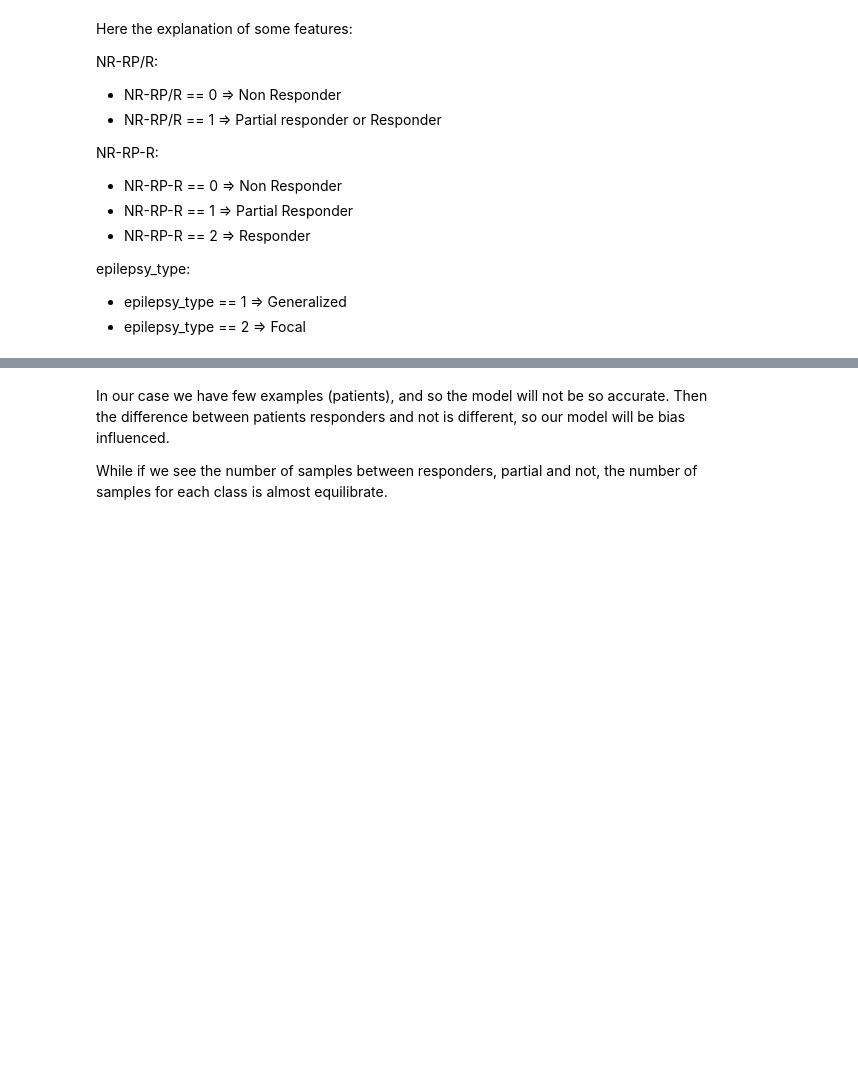
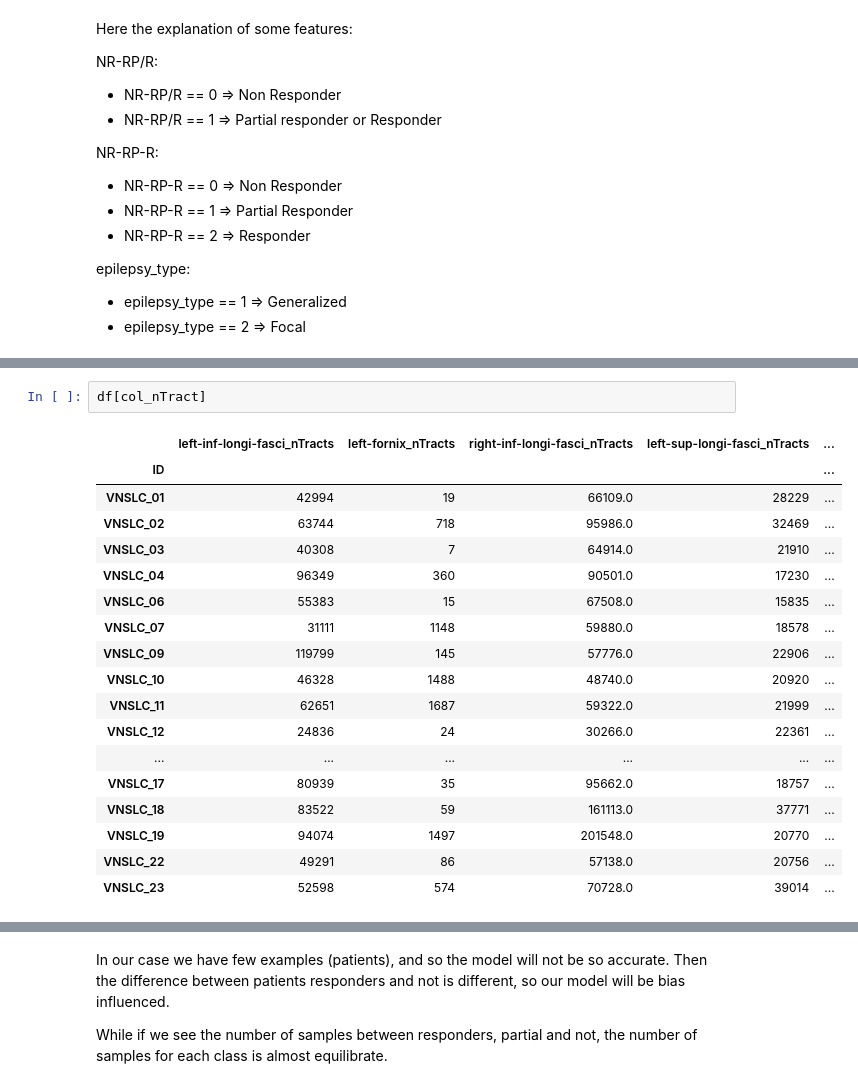
Before and after one commit to PiLAB-Medical-Imaging/TFE23-740_Epilepsy, a Jupyter notebook: src/analysis.ipynb, the cells around one changed output, grey strips where cells are left out. Cells and saved outputs as stored; diff of their text form; blank space fills up the shorter version.

```diff
--- a/src/analysis.ipynb
+++ b/src/analysis.ipynb
@@ -137,3 +129,24 @@ print(X_train.shape)
+# %%
+df[col_nTract]
+# %% [output]
+|  | left-inf-longi-fasci_nTracts | left-fornix_nTracts | right-inf-longi-fasci_nTracts | left-sup-longi-fasci_nTracts | ... |
+| ID |  |  |  |  | ... |
+| VNSLC_01 | 42994 | 19 | 66109.0 | 28229 | ... |
+| VNSLC_02 | 63744 | 718 | 95986.0 | 32469 | ... |
+| VNSLC_03 | 40308 | 7 | 64914.0 | 21910 | ... |
+| VNSLC_04 | 96349 | 360 | 90501.0 | 17230 | ... |
+| VNSLC_06 | 55383 | 15 | 67508.0 | 15835 | ... |
+| VNSLC_07 | 31111 | 1148 | 59880.0 | 18578 | ... |
+| VNSLC_09 | 119799 | 145 | 57776.0 | 22906 | ... |
+| VNSLC_10 | 46328 | 1488 | 48740.0 | 20920 | ... |
+| VNSLC_11 | 62651 | 1687 | 59322.0 | 21999 | ... |
+| VNSLC_12 | 24836 | 24 | 30266.0 | 22361 | ... |
+| ... | ... | ... | ... | ... | ... |
+| VNSLC_17 | 80939 | 35 | 95662.0 | 18757 | ... |
+| VNSLC_18 | 83522 | 59 | 161113.0 | 37771 | ... |
+| VNSLC_19 | 94074 | 1497 | 201548.0 | 20770 | ... |
+| VNSLC_22 | 49291 | 86 | 57138.0 | 20756 | ... |
+| VNSLC_23 | 52598 | 574 | 70728.0 | 39014 | ... |
 # %%
 print(df.value_counts("resp"))
 print(df.value_counts("respPart"))
```
Also changed, not shown: parts of 11 cells of this notebook, 43 other files.
